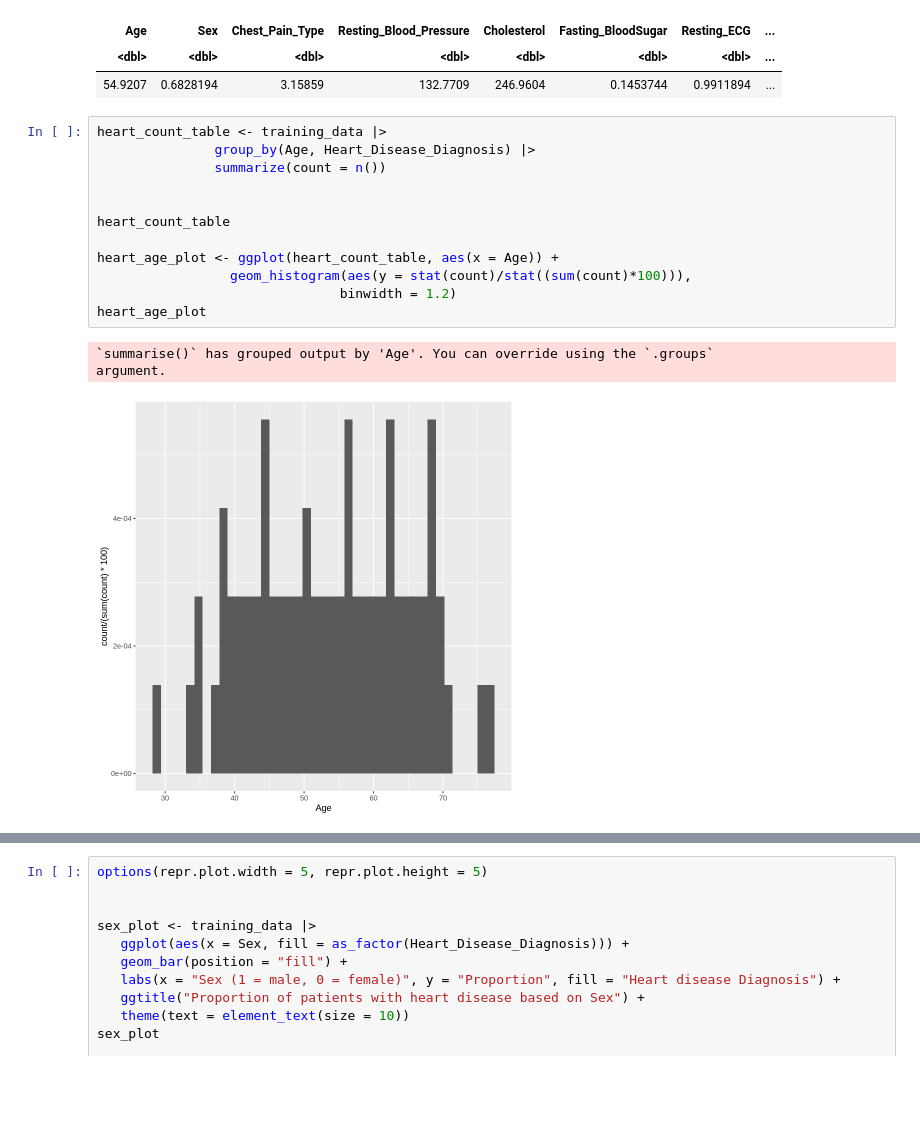
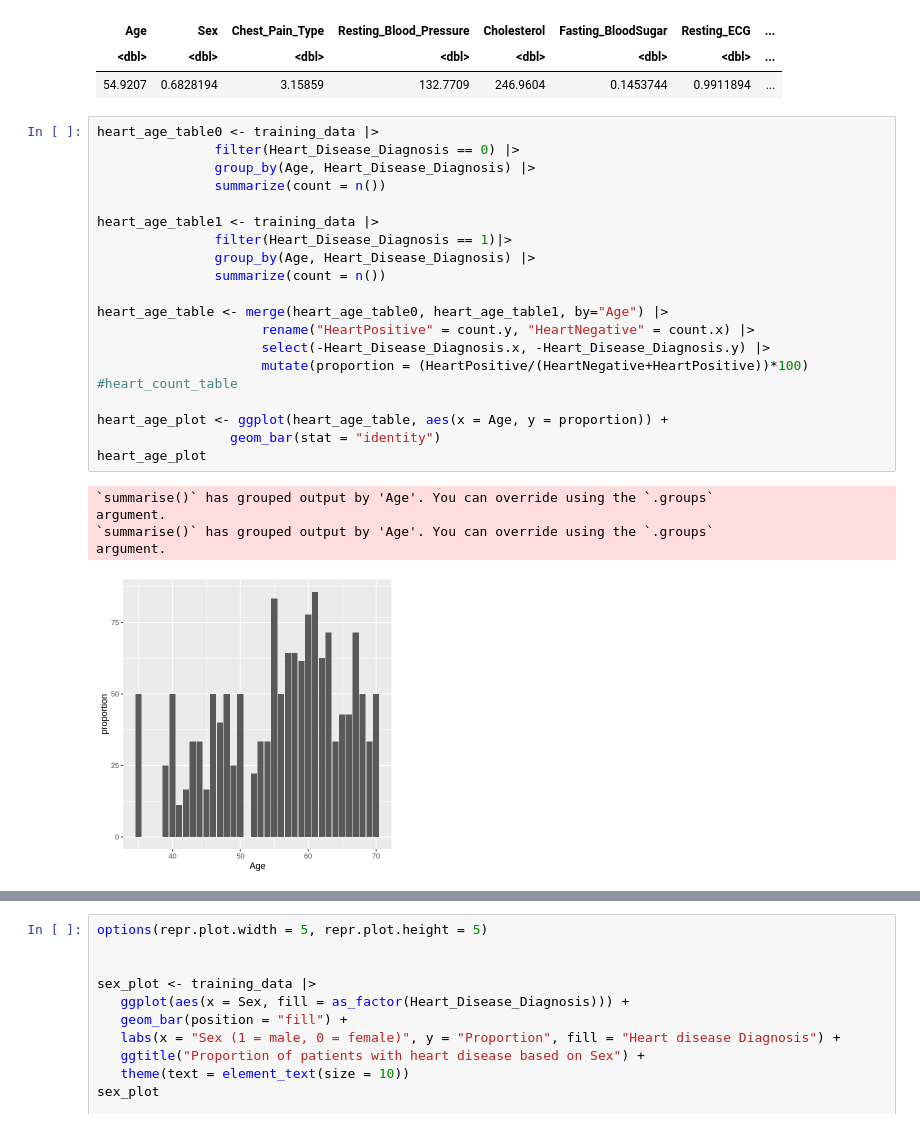
Before and after one commit to devr07/Project-DSCI100, a Jupyter notebook: projectpropsal.ipynb, the cells around one changed output, grey strips where cells are left out. Saved outputs shown, nothing was run; the diff lists cells and outputs as text; blank space fills up the shorter version.

Commit message:
Added quantitative plots

```diff
--- a/projectpropsal.ipynb
+++ b/projectpropsal.ipynb
@@ -134,18 +93,28 @@ A data.frame: 1 × 14
 | <dbl> | <dbl> | <dbl> | <dbl> | <dbl> | <dbl> | <dbl> | ... |
 | 54.9207 | 0.6828194 | 3.15859 | 132.7709 | 246.9604 | 0.1453744 | 0.9911894 | ... |
 # %%
-heart_count_table <- training_data |>
+heart_age_table0 <- training_data |>
+               filter(Heart_Disease_Diagnosis == 0) |>
                group_by(Age, Heart_Disease_Diagnosis) |>
                summarize(count = n())
 
+heart_age_table1 <- training_data |>
+               filter(Heart_Disease_Diagnosis == 1)|>
+               group_by(Age, Heart_Disease_Diagnosis) |>
+               summarize(count = n())
 
-heart_count_table
+heart_age_table <- merge(heart_age_table0, heart_age_table1, by="Age") |>
+                     rename("HeartPositive" = count.y, "HeartNegative" = count.x) |>
+                     select(-Heart_Disease_Diagnosis.x, -Heart_Disease_Diagnosis.y) |>
+                     mutate(proportion = (HeartPositive/(HeartNegative+HeartPositive))*100)
+#heart_count_table
 
-heart_age_plot <- ggplot(heart_count_table, aes(x = Age)) +
-                 geom_histogram(aes(y = stat(count)/stat((sum(count)*100))),
-                               binwidth = 1.2)
+heart_age_plot <- ggplot(heart_age_table, aes(x = Age, y = proportion)) +
+                 geom_bar(stat = "identity")
 heart_age_plot
 # %% [output]
 `summarise()` has grouped output by 'Age'. You can override using the `.groups`
 argument.
+`summarise()` has grouped output by 'Age'. You can override using the `.groups`
+argument.
-[figure, old version]
+[figure, new version]
```
Also changed, not shown: parts of 8 cells of this notebook.
